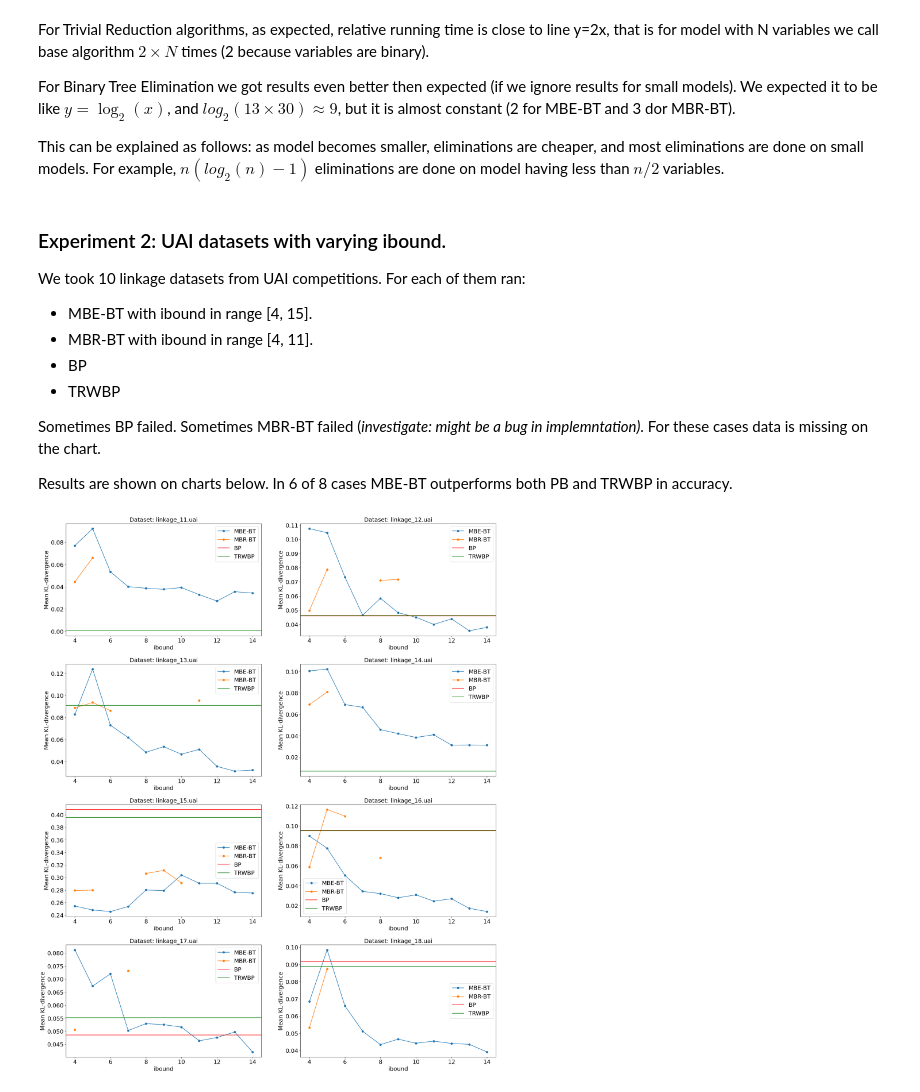
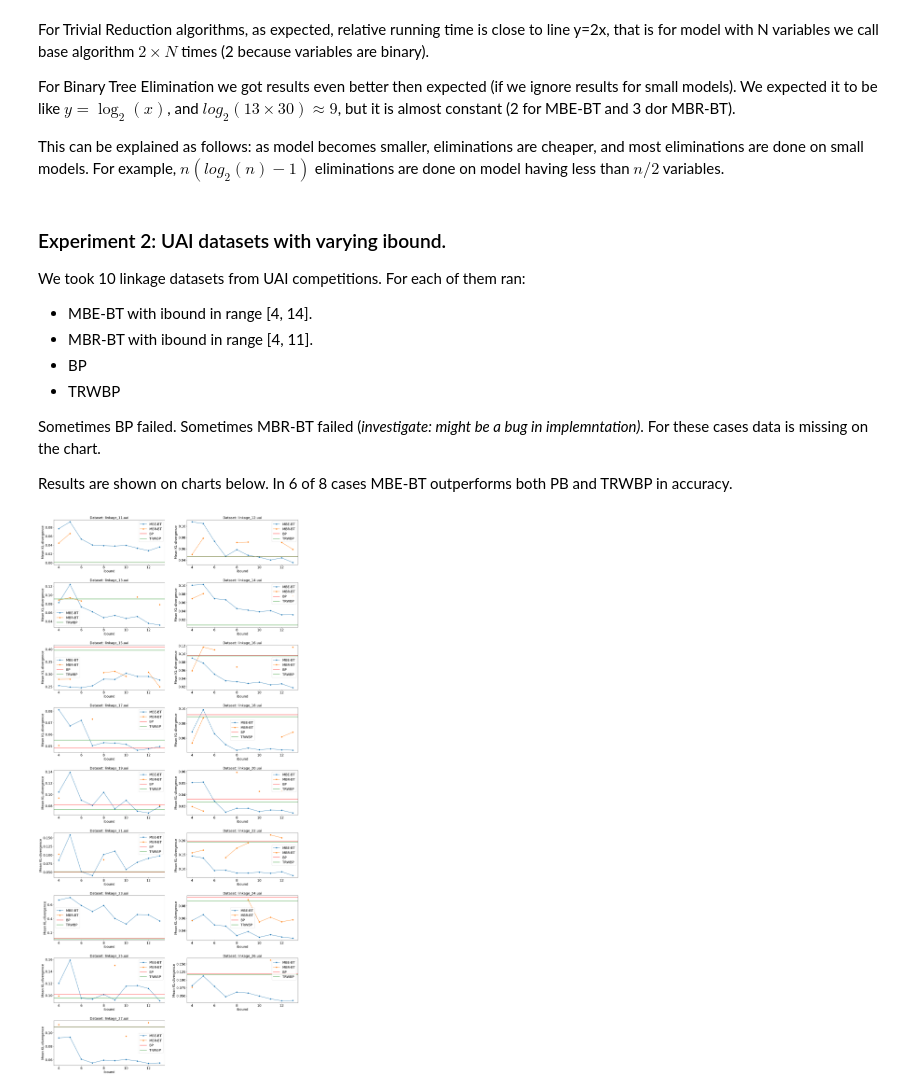
Before and after one commit to InferLO/inferlo, a Jupyter notebook: docs/experiments/marginal_probabilities.ipynb, the cells around one changed output. Cells and saved outputs as stored; diff of their text form; code cells hidden in the pictures.

```diff
--- a/docs/experiments/marginal_probabilities.ipynb
+++ b/docs/experiments/marginal_probabilities.ipynb
@@ -258,7 +259,7 @@ This can be explained as follows: as model becomes smaller, eliminations are che
 
 We took 10 linkage datasets from UAI competitions. For each of them ran:
 
-* MBE-BT with ibound in range [4, 15].
+* MBE-BT with ibound in range [4, 14].
 * MBR-BT with ibound in range [4, 11].
 * BP
 * TRWBP
@@ -295,7 +296,7 @@ def compare_marginals_uai(dataset_name='', ibound=0, algo=''):
 
 def run_dataset(dataset_name, ax):
     # Mini-Bucket Elimination + Binary Tree order.
-    ibound_range = list(range(4, 15))
+    ibound_range = list(range(4, 14))
     mbe_mkld = []
     for ibound in ibound_range:
         result = exp_runner.run_experiment(compare_marginals_uai, {
@@ -307,7 +308,7 @@ def run_dataset(dataset_name, ax):
     ax.plot(ibound_range, mbe_mkld, label='MBE-BT', marker='o')
 
     # Mini-Bucket Renormalization + Binary Tree order.
-    ibound_range = list(range(4, 12))
+    ibound_range = list(range(4, 14))
     mbr_mkld = []
     for ibound in ibound_range:
         result = exp_runner.run_experiment(compare_marginals_uai, {
@@ -338,14 +339,24 @@ def run_dataset(dataset_name, ax):
     ax.set_xlabel('ibound')
     ax.set_ylabel('Mean KL-divergence')
     ax.set_title('Dataset: ' + dataset_name)
-
-
-plt.figure(figsize=(24, 30))
-datasets = ['linkage_%d.uai' % i for i in range(11,19)]
-for i, dataset_name in enumerate(datasets):
-    ax=plt.subplot(4, 2, i+1)
-    run_dataset(dataset_name, ax)
-plt.subplots_adjust(hspace=0.25)
-plt.show()
-# %% [output]
-[figure, removed]
+# %%
+data1 = ['linkage_%d.uai' % i for i in range(11,28)]
+data2 = ['Promedus_%d.uai' % i for i in range(11,39)]
+
+def f(ds):run_dataset(ds, plt.axes())
+with Pool(8) as pool:
+    pool.map(f, data1 + data2)
+
+def show_plots(datasets):
+    w = 2
+    h = (len(datasets)+w-1)//w
+    plt.figure(figsize=(24, 6 * h))
+    for i, dataset_name in enumerate(datasets):
+        ax=plt.subplot(h, w, i+1)
+        run_dataset(dataset_name, ax)
+    plt.subplots_adjust(hspace=0.4)
+    plt.show()
+# %%
+show_plots(data1)
+# %% [output]
+[figure, added]
```
Also changed, not shown: parts of 2 cells of this notebook.
